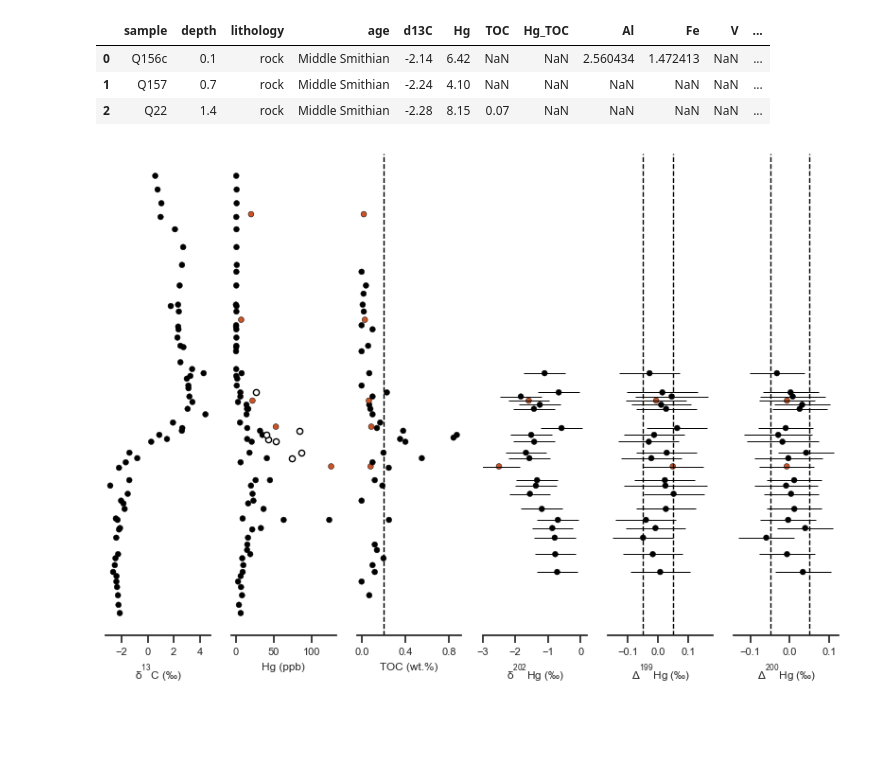
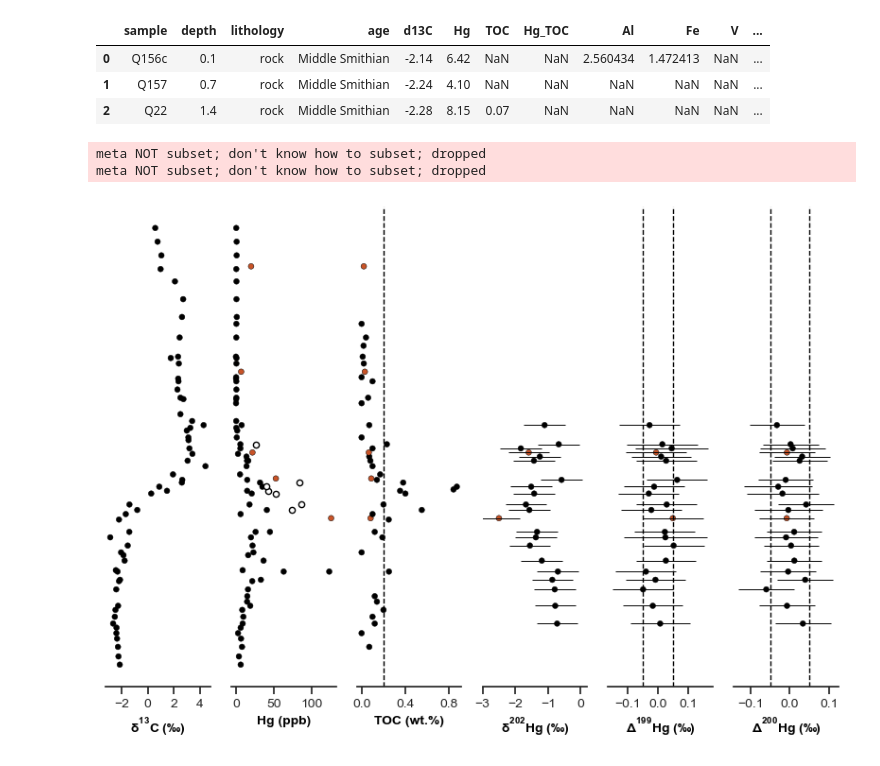
Before and after one commit to oluwaseun-edward/notebooks, a Jupyter notebook: qiakong_data.ipynb, the cells around one changed output. Drawn from its saved outputs; the diff is of its cells as text; code cells hidden in the pictures; blank space fills up the shorter version.

```diff
--- a/qiakong_data.ipynb
+++ b/qiakong_data.ipynb
@@ -49,7 +49,7 @@ ax= [ax0, ax1, ax2, ax3, ax4, ax5]
 c= sns.scatterplot(data=df, x=d13C, y=depth, ax=ax0,
                    color="black", legend=False, edgecolor="black",
                    size=20)
-c.set_xlabel(r"$\delta^{13}C\;(‰)$", fontsize=8.5)
+c.set_xlabel(r"$\delta^{13}C\;(‰)$", fontsize=10, c="black", fontweight="bold")
 c.set_xticks([-2, 0, 2, 4])
 
 # Hg
@@ -58,14 +58,14 @@ Hg = sns.scatterplot(data=df, x=df["Hg"], y=df["depth"], ax=ax1,
                     edgecolor="black", size=20, palette=colors)
 ax1.scatter(Hg_TOC, depth, s=20, color="white",edgecolor="black")
 Hg.set_xticks([0, 50, 100])
-Hg.set_xlabel("Hg (ppb)", fontsize=8.5)
+Hg.set_xlabel("Hg (ppb)", fontsize=10, c="black", fontweight="bold")
 
 #TOC
 om = sns.scatterplot(data=df, x=TOC, y=df["depth"], ax=ax2,
                      hue="lithology", color="black", legend=False,
                      edgecolor="black", size=20, palette=colors)
 om.set_xticks([0, .4, .8])
-om.set_xlabel("TOC (wt.%)", fontsize=8.5)
+om.set_xlabel("TOC (wt.%)", fontsize=10, c="black", fontweight="bold")
 om.axvline(x=0.2, linestyle="--", color="black",linewidth=1)
 
 # mdf
@@ -75,36 +75,41 @@ mdf = sns.scatterplot(data=df, x=d202Hg, y=depth, ax=ax3,
 ax3.errorbar(xerr=err202, y=depth,x=d202Hg, ecolor="black", color="black",
              linestyle='none', elinewidth=0.7, capthick=0.5, mec='black')
 mdf.set_xticks([0, -1, -2, -3])
 mdf.set_xlim(-3,0.2)
-mdf.set_xlabel(r"$\delta^{202}Hg\;(‰)$", fontsize=8.5)
+mdf.set_xlabel(r"$\delta^{202}Hg\;(‰)$", fontsize=10,
+               c="black", fontweight="bold")
 
 # mif
 mif = sns.scatterplot(data=df, x=D199, y=depth, ax=ax4,
                     hue="lithology", color="black", legend=False,
                     edgecolor="black", size=20, palette=colors)
 ax4.errorbar(xerr=err199, y=depth,x=D199, ecolor="black", color="black",
              linestyle='none', elinewidth=0.7, capthick=0.5, mec='black')
 # mif.set_xticks([0, -1, -2, -3])
 # mif.set_xlim(-3,0.2)
-mif.set_xlabel(r"$\Delta^{199}Hg\;(‰)$", fontsize=8.5)
+mif.set_xlabel(r"$\Delta^{199}Hg\;(‰)$", fontsize=10,
+               c="black", fontweight="bold")
 mif.axvline(x=0.05, linestyle="--", color="black", linewidth=1)
 mif.axvline(x=-0.05, linestyle="--", color="black", linewidth=1)
 
 # mif2
 mif2 = sns.scatterplot(data=df, x=D200, y=depth, ax=ax5,
                     hue="lithology", color="black", legend=False,
                     edgecolor="black", size=20, palette=colors)
 ax5.errorbar(xerr=err200, y=depth,x=D200, ecolor="black", color="black",
              linestyle='none', elinewidth=0.7, capthick=0.5, mec='black')
 # mif.set_xticks([0, -1, -2, -3])
 # mif.set_xlim(-3,0.2)
-mif2.set_xlabel(r"$\Delta^{200}Hg\;(‰)$", fontsize=8.5)
+mif2.set_xlabel(r"$\Delta^{200}Hg\;(‰)$",
+                fontsize=10, c="black", fontweight="bold")
 mif2.axvline(x=0.05, linestyle="--", color="black", linewidth=1)
 mif2.axvline(x=-0.05, linestyle="--", color="black", linewidth=1)
 
 for i in range(6):
-    ax[i].tick_params(labelsize=8)
+    ax[i].tick_params(labelsize=10)
 
-# plt.savefig("../plots/qiakong_all.pdf", dpi=600)
+plt.savefig("../plots/qiakong_all.pdf", dpi=600)
 # %% [output]
+meta NOT subset; don't know how to subset; dropped
+meta NOT subset; don't know how to subset; dropped
-[figure, old version]
+[figure, new version]
```
Also changed, not shown: 4 other files.
